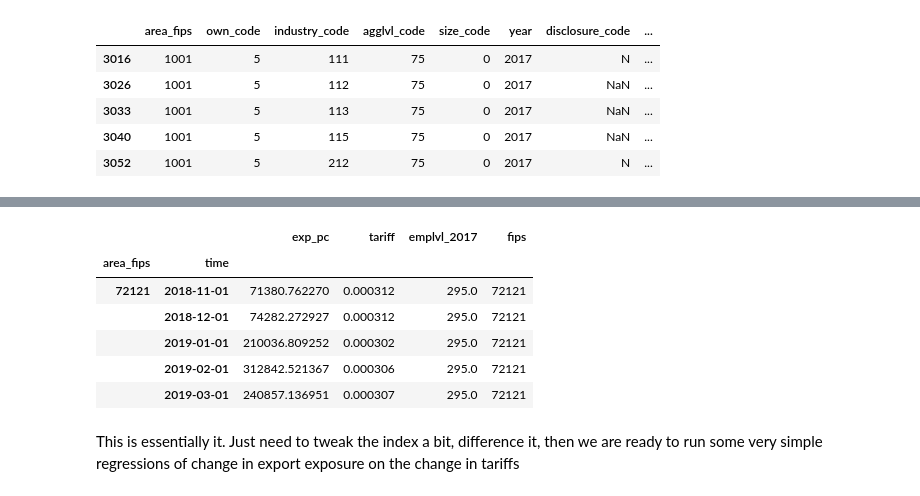
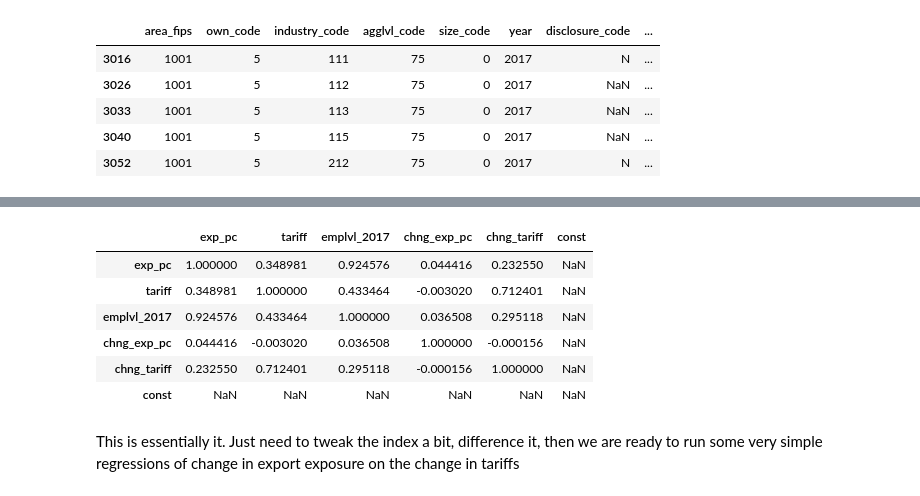
Before and after one commit to mwaugh0328/data_bootcamp_spring_2019, a Jupyter notebook: bls_quarterly_data/tariffs_and_exports.ipynb, the cells around one changed output, grey strips where cells are left out. Drawn from its saved outputs; the diff is of its cells as text; code cells hidden in the pictures.

```diff
--- a/bls_quarterly_data/tariffs_and_exports.ipynb
+++ b/bls_quarterly_data/tariffs_and_exports.ipynb
@@ -331,10 +323,0 @@ trade_county.head()
-# %%
-trade_county.tail()
-# %% [output]
-|  |  | exp_pc | tariff | emplvl_2017 | fips |
-| area_fips | time |  |  |  |  |
-| 72121 | 2018-11-01 | 71380.762270 | 0.000312 | 295.0 | 72121 |
-|  | 2018-12-01 | 74282.272927 | 0.000312 | 295.0 | 72121 |
-|  | 2019-01-01 | 210036.809252 | 0.000302 | 295.0 | 72121 |
-|  | 2019-02-01 | 312842.521367 | 0.000306 | 295.0 | 72121 |
-|  | 2019-03-01 | 240857.136951 | 0.000307 | 295.0 | 72121 |
@@ -341,2 +336,14 @@ trade_county.tail()
+# %%
+test = trade_county.dropna()
+# %%
+test.corr()
+# %% [output]
+|  | exp_pc | tariff | emplvl_2017 | chng_exp_pc | chng_tariff | const |
+| exp_pc | 1.000000 | 0.348981 | 0.924576 | 0.044416 | 0.232550 | NaN |
+| tariff | 0.348981 | 1.000000 | 0.433464 | -0.003020 | 0.712401 | NaN |
+| emplvl_2017 | 0.924576 | 0.433464 | 1.000000 | 0.036508 | 0.295118 | NaN |
+| chng_exp_pc | 0.044416 | -0.003020 | 0.036508 | 1.000000 | -0.000156 | NaN |
+| chng_tariff | 0.232550 | 0.712401 | 0.295118 | -0.000156 | 1.000000 | NaN |
+| const | NaN | NaN | NaN | NaN | NaN | NaN |
 # %% [markdown]
 This is essentially it. Just need to tweak the index a bit, difference it, then we are ready to run some very simple regressions of change in export exposure on the change in tariffs
```
Also changed, not shown: parts of 16 cells of this notebook, 3 other files.
